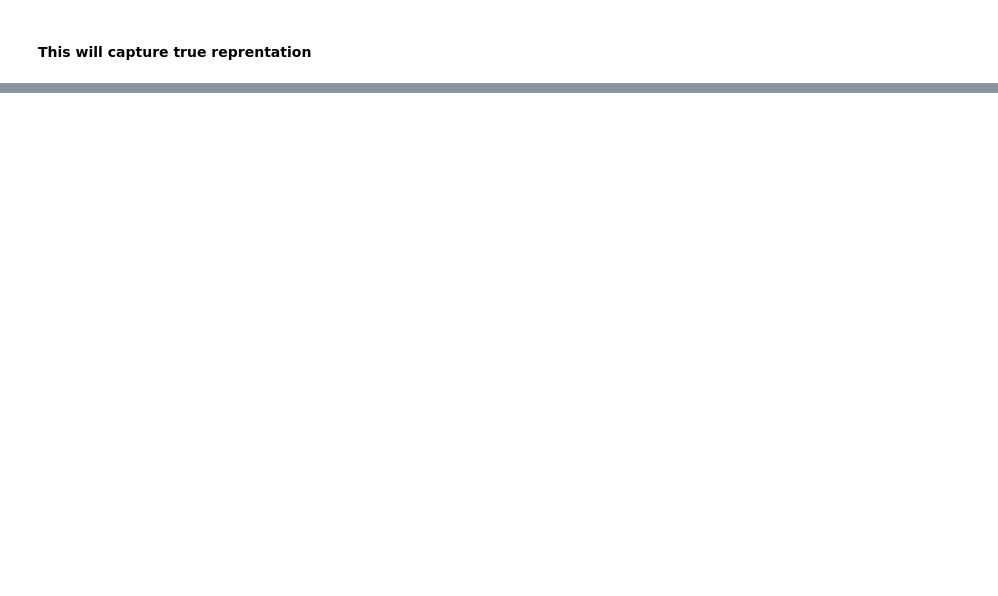
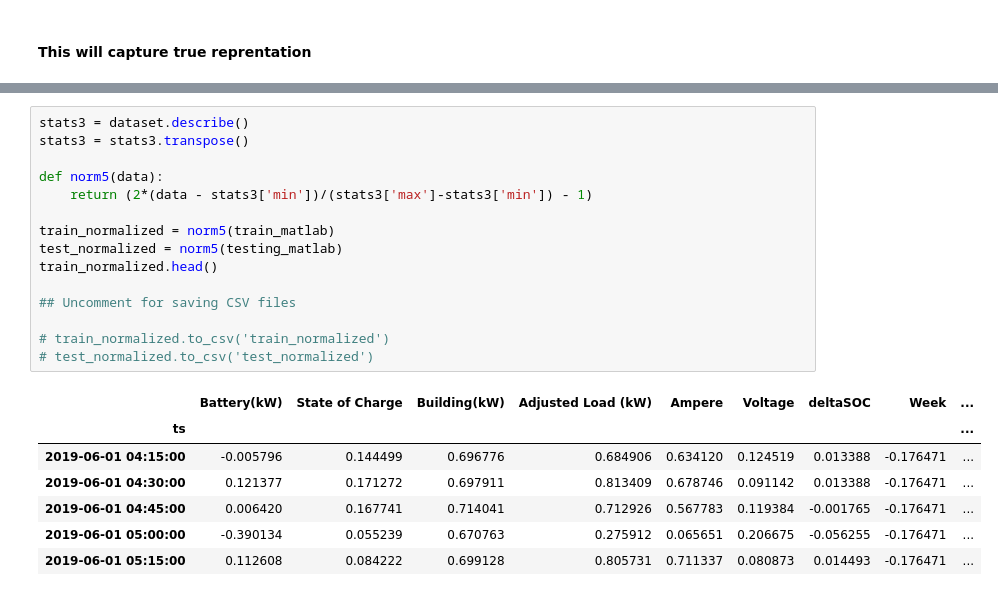
Before and after one commit to gperea1/Enel-X-project, a Jupyter notebook: EnelX_learning.ipynb, the cells around one changed output, grey strips where cells are left out. Drawn from its saved outputs; the diff is of its cells as text; blank space fills up the shorter version.

```diff
--- a/EnelX_learning.ipynb
+++ b/EnelX_learning.ipynb
@@ -566,0 +372,23 @@ Text(0.5, 1.0, 'Test: Battery power')
+# %%
+stats3 = dataset.describe()
+stats3 = stats3.transpose()
+
+def norm5(data):
+    return (2*(data - stats3['min'])/(stats3['max']-stats3['min']) - 1)
+
+train_normalized = norm5(train_matlab)
+test_normalized = norm5(testing_matlab)
+train_normalized.head()
+
+## Uncomment for saving CSV files
+
+# train_normalized.to_csv('train_normalized')
+# test_normalized.to_csv('test_normalized')
+# %% [output]
+|  | Battery(kW) | State of Charge | Building(kW) | Adjusted Load (kW) | Ampere | Voltage | deltaSOC | Week | ... |
+| ts |  |  |  |  |  |  |  |  | ... |
+| 2019-06-01 04:15:00 | -0.005796 | 0.144499 | 0.696776 | 0.684906 | 0.634120 | 0.124519 | 0.013388 | -0.176471 | ... |
+| 2019-06-01 04:30:00 | 0.121377 | 0.171272 | 0.697911 | 0.813409 | 0.678746 | 0.091142 | 0.013388 | -0.176471 | ... |
+| 2019-06-01 04:45:00 | 0.006420 | 0.167741 | 0.714041 | 0.712926 | 0.567783 | 0.119384 | -0.001765 | -0.176471 | ... |
+| 2019-06-01 05:00:00 | -0.390134 | 0.055239 | 0.670763 | 0.275912 | 0.065651 | 0.206675 | -0.056255 | -0.176471 | ... |
+| 2019-06-01 05:15:00 | 0.112608 | 0.084222 | 0.699128 | 0.805731 | 0.711337 | 0.080873 | 0.014493 | -0.176471 | ... |
```
Also changed, not shown: parts of 94 cells of this notebook.
